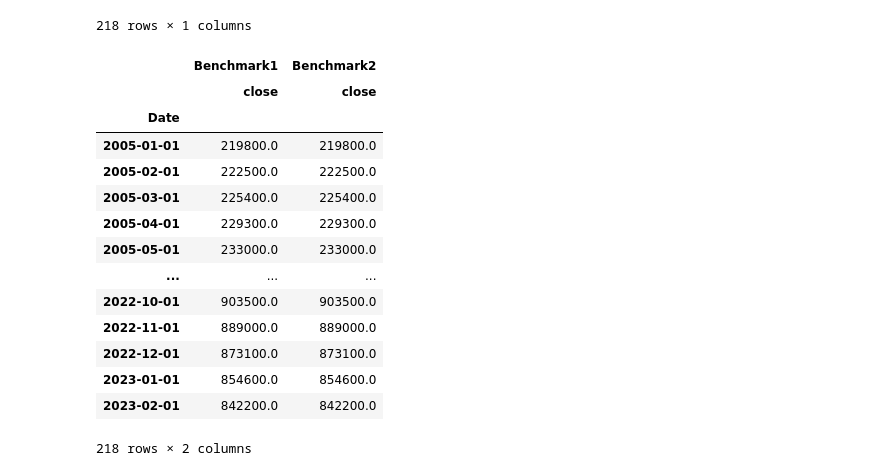
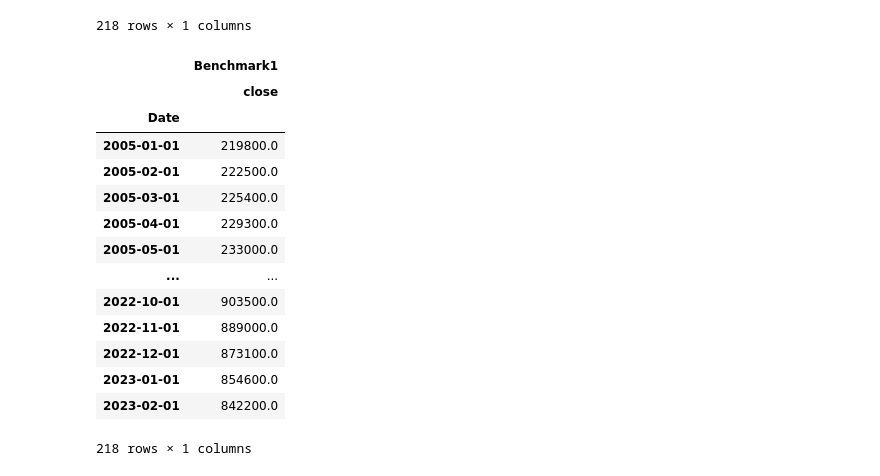
Before and after one commit to JamieMellway/FintechBootcampProject1, a Jupyter notebook: MonteCarlo.ipynb, the cells around one changed output. Saved outputs shown, nothing was run; the diff lists cells and outputs as text; code cells hidden in the pictures.

```diff
--- a/MonteCarlo.ipynb
+++ b/MonteCarlo.ipynb
@@ -51,24 +55,22 @@ ontario_dataset
 | 2023-02-01 | 842200.0 |
 218 rows × 1 columns
 # %%
-concat = pd.concat([ontario_dataset, ontario_dataset], axis=1, keys=["Benchmark1", "Benchmark2"]).dropna()
+#Concatenate the data to be consumed by the library
+concat = pd.concat([ontario_dataset], axis=1, keys=["Benchmark1"]).dropna()
 concat
-#concat.set_index("Date")
-#ontario_dataset['Benchmark']= 'benchmark'
-#ontario_dataset.head()
 # %% [output]
-|  | Benchmark1 | Benchmark2 |
-|  | close | close |
-| Date |  |  |
-| 2005-01-01 | 219800.0 | 219800.0 |
-| 2005-02-01 | 222500.0 | 222500.0 |
-| 2005-03-01 | 225400.0 | 225400.0 |
-| 2005-04-01 | 229300.0 | 229300.0 |
-| 2005-05-01 | 233000.0 | 233000.0 |
-| ... | ... | ... |
-| 2022-10-01 | 903500.0 | 903500.0 |
-| 2022-11-01 | 889000.0 | 889000.0 |
-| 2022-12-01 | 873100.0 | 873100.0 |
-| 2023-01-01 | 854600.0 | 854600.0 |
-| 2023-02-01 | 842200.0 | 842200.0 |
+|  | Benchmark1 |
+|  | close |
+| Date |  |
+| 2005-01-01 | 219800.0 |
+| 2005-02-01 | 222500.0 |
+| 2005-03-01 | 225400.0 |
+| 2005-04-01 | 229300.0 |
+| 2005-05-01 | 233000.0 |
+| ... | ... |
+| 2022-10-01 | 903500.0 |
+| 2022-11-01 | 889000.0 |
+| 2022-12-01 | 873100.0 |
+| 2023-01-01 | 854600.0 |
+| 2023-02-01 | 842200.0 |
-218 rows × 2 columns
+218 rows × 1 columns
```
Also changed, not shown: parts of 13 cells of this notebook, 7 other files.
